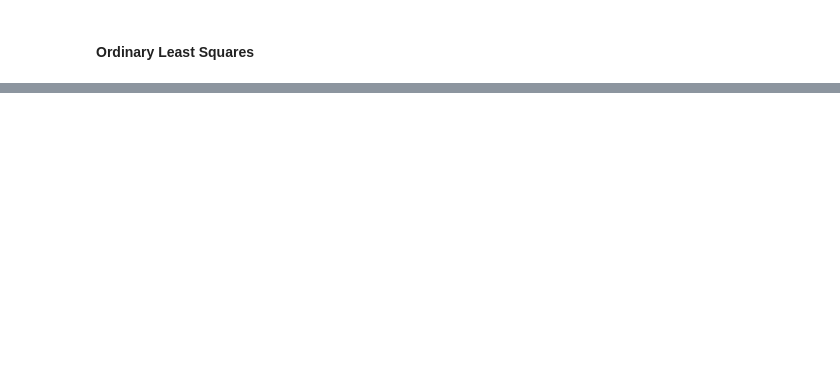
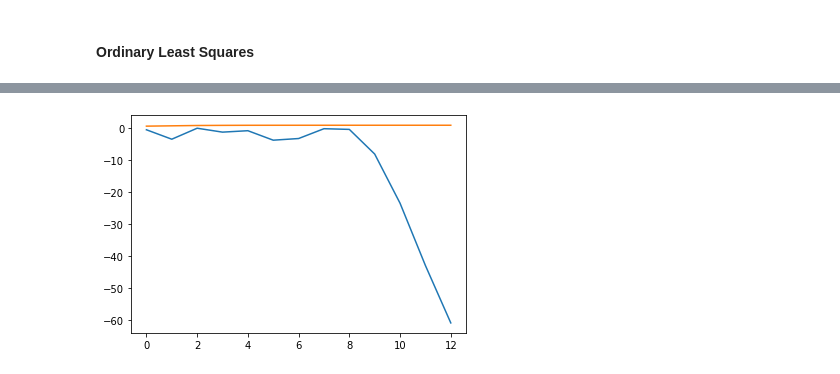
Before and after one commit to sigmunsl/FYS-STK4155, a Jupyter notebook: projects/Project1/tmp.ipynb, the cells around one changed output, grey strips where cells are left out. Drawn from its saved outputs; the diff is of its cells as text; code cells hidden in the pictures; blank space fills up the shorter version.

```diff
--- a/projects/Project1/tmp.ipynb
+++ b/projects/Project1/tmp.ipynb
@@ -63,0 +110,6 @@ print(mse)
+# %%
+plt.plot(range(maxpower),r2)
+plt.plot(range(maxpower),r2_in)
+plt.show()
+# %% [output]
+[figure, added]
```
Also changed, not shown: parts of 6 cells of this notebook, 3 other files.
